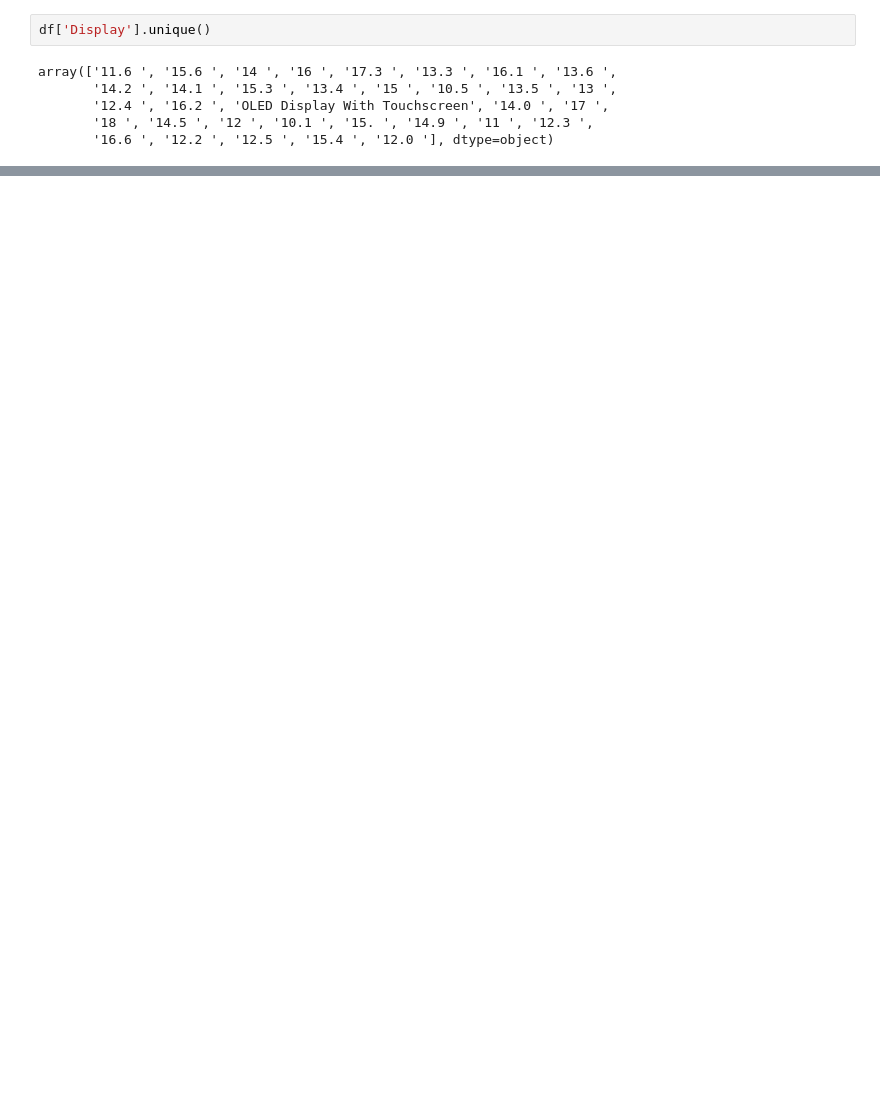
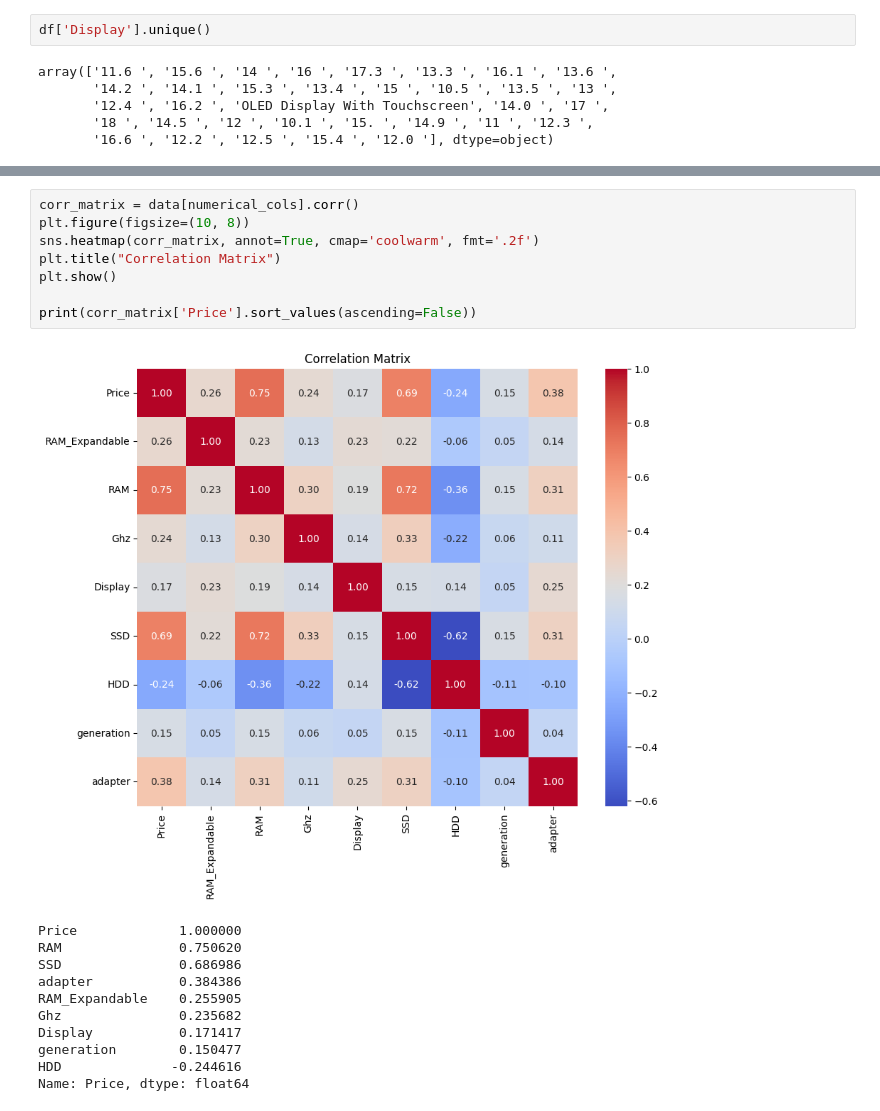
Before and after one commit to Dunith2002/Laptop_Price_Predictor, a Jupyter notebook: notebooks/FC211037_Tharushima/eda.ipynb, the cells around one changed output, grey strips where cells are left out. Cells and saved outputs as stored; diff of their text form; blank space fills up the shorter version.

```diff
--- a/notebooks/FC211037_Tharushima/eda.ipynb
+++ b/notebooks/FC211037_Tharushima/eda.ipynb
@@ -283,0 +522,20 @@ plt1.set(xlabel = 'brand', ylabel='Frequency of brand')
+# %%
+corr_matrix = data[numerical_cols].corr()
+plt.figure(figsize=(10, 8))
+sns.heatmap(corr_matrix, annot=True, cmap='coolwarm', fmt='.2f')
+plt.title("Correlation Matrix")
+plt.show()
+
+print(corr_matrix['Price'].sort_values(ascending=False))
+# %% [output]
+[figure, added]
+Price             1.000000
+RAM               0.750620
+SSD               0.686986
+adapter           0.384386
+RAM_Expandable    0.255905
+Ghz               0.235682
+Display           0.171417
+generation        0.150477
+HDD              -0.244616
+Name: Price, dtype: float64
```
Also changed, not shown: parts of 33 cells of this notebook.
